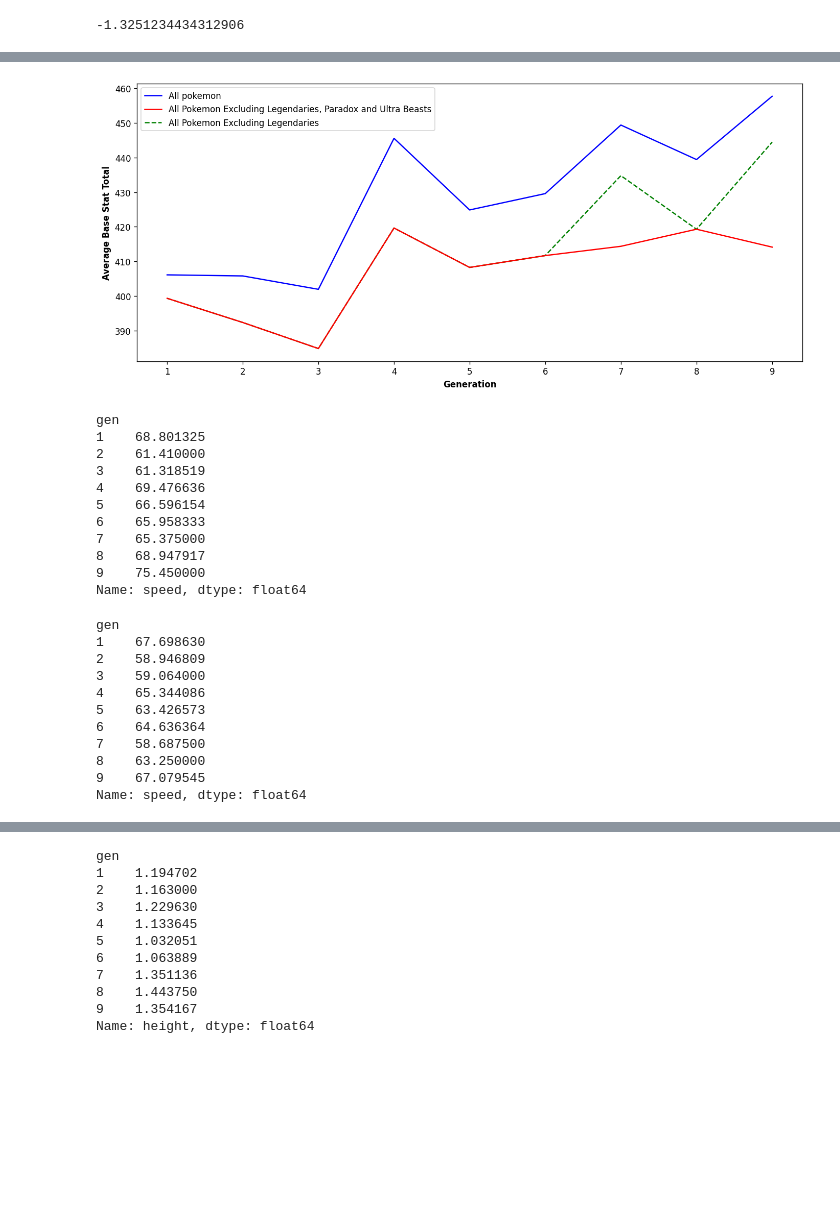
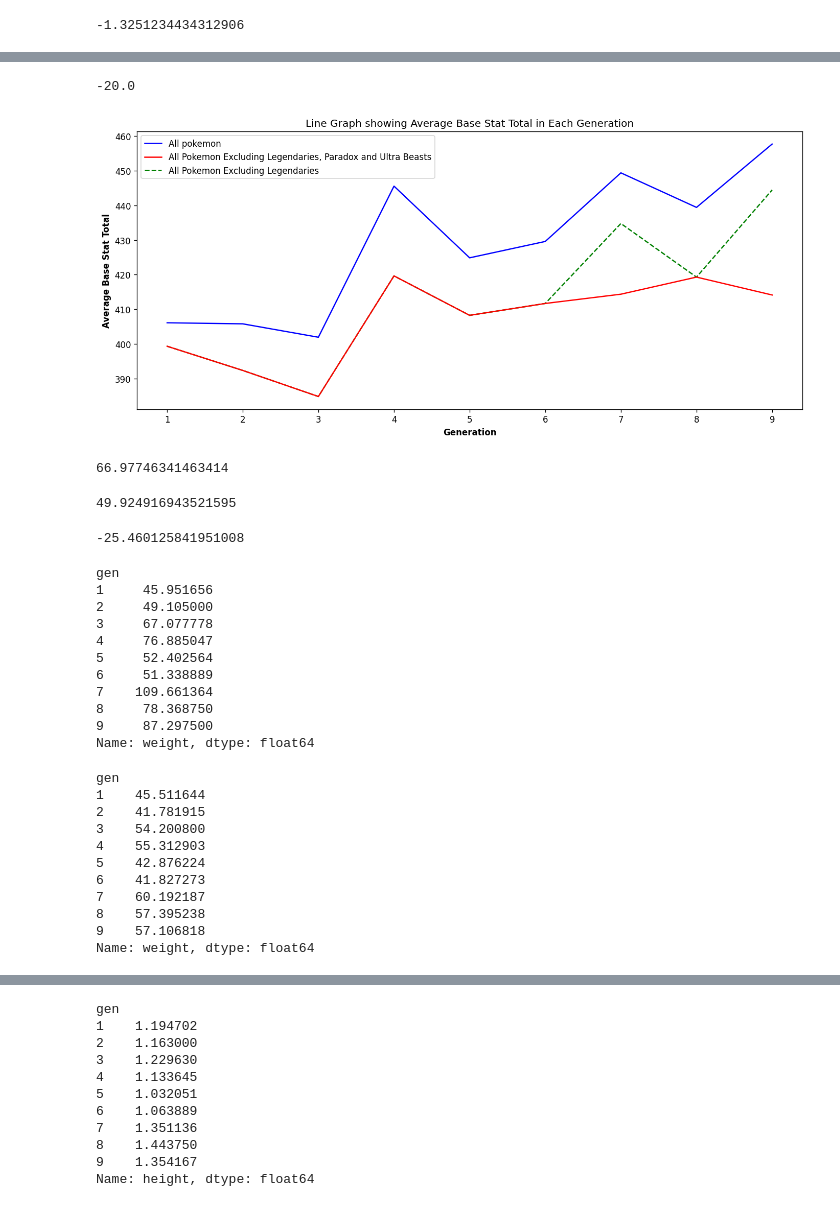
Before and after one commit to Anuroopa12x/Pokemon_Data_Analysis, a Jupyter notebook: Analysing.ipynb, the cells around one changed output, grey strips where cells are left out. Drawn from its saved outputs; the diff is of its cells as text; code cells hidden in the pictures; blank space fills up the shorter version.

```diff
--- a/Analysing.ipynb
+++ b/Analysing.ipynb
@@ -1337,46 +1428,63 @@ Name: total, dtype: float64
+# %%
+(64 - 88)/120 * 100
+# %% [output]
+-20.0
 # %%
 plt.figure(dpi = 120, figsize = (14, 6))
 plt.plot(details.groupby("gen")["total"].mean(), zorder = 10, c = "b",
         label = "All pokemon")
 #plt.plot(no_legendary.groupby("gen")["total"].mean(), c = "gold")
 #plt.plot(no_paradox.groupby("gen")["total"].mean(), c = "purple")
 #plt.plot(no_ultra.groupby("gen")["total"].mean(), c = "g")
 plt.plot(no_para_ultra_legend.groupby("gen")["total"].mean(), c = "r", zorder = 10,
         label = "All Pokemon Excluding Legendaries, Paradox and Ultra Beasts")
 plt.plot(no_legendary.groupby("gen")["total"].mean(), c = "green",
         label = "All Pokemon Excluding Legendaries", linestyle = "--")
 plt.xlabel("Generation", fontweight = "bold")
 plt.ylabel("Average Base Stat Total", fontweight = "bold")
 plt.legend()
+plt.title("Line Graph showing Average Base Stat Total in Each Generation")
 plt.savefig("/home/user/Desktop/Graphs/no.png")
 plt.show()
 # %% [output]
-[figure, old version]
+[figure, new version]
+# %%
+details["weight"].mean()
+# %% [output]
+66.97746341463414
+# %%
+no_para_ultra_legend["weight"].mean()
+# %% [output]
+49.924916943521595
+# %%
+(no_para_ultra_legend["weight"].mean() - details["weight"].mean())/details["weight"].mean() *100
+# %% [output]
+-25.460125841951008
 # %%
-details.groupby("gen")["speed"].mean()
+details.groupby("gen")["weight"].mean()
 # %% [output]
 gen
-1    68.801325
-2    61.410000
-3    61.318519
-4    69.476636
-5    66.596154
-6    65.958333
-7    65.375000
-8    68.947917
-9    75.450000
-Name: speed, dtype: float64
+1     45.951656
+2     49.105000
+3     67.077778
+4     76.885047
+5     52.402564
+6     51.338889
+7    109.661364
+8     78.368750
+9     87.297500
+Name: weight, dtype: float64
 # %%
-no_para_ultra_legend.groupby("gen")["speed"].mean()
+no_para_ultra_legend.groupby("gen")["weight"].mean()
 # %% [output]
 gen
-1    67.698630
-2    58.946809
-3    59.064000
-4    65.344086
-5    63.426573
-6    64.636364
-7    58.687500
-8    63.250000
-9    67.079545
-Name: speed, dtype: float64
+1    45.511644
+2    41.781915
+3    54.200800
+4    55.312903
+5    42.876224
+6    41.827273
+7    60.192187
+8    57.395238
+9    57.106818
+Name: weight, dtype: float64
```
Also changed, not shown: parts of 21 cells of this notebook.
